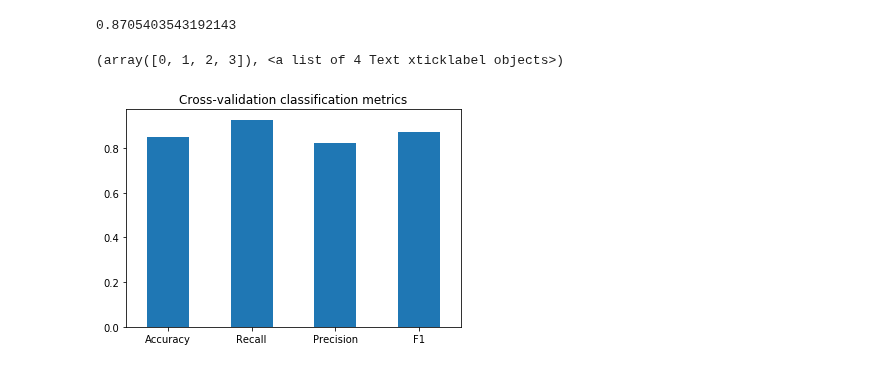
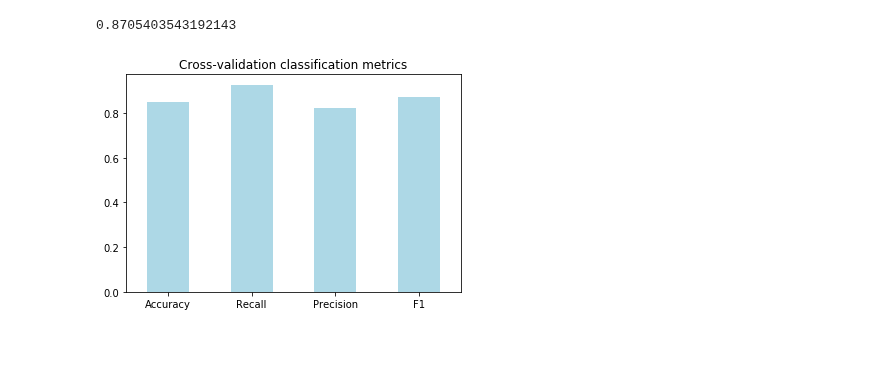
Before and after one commit to aliazani/machine-learning, a Jupyter notebook: 6-projects/1-heart-disease/heart_disease_classification.ipynb, the cells around one changed output. Cells and saved outputs as stored; diff of their text form; code cells hidden in the pictures.

Commit message:
Classification project finished

```diff
--- a/6-projects/1-heart-disease/heart_disease_classification.ipynb
+++ b/6-projects/1-heart-disease/heart_disease_classification.ipynb
@@ -725,10 +725,10 @@ f1_cv
 # %%
 # visualize cross-validation metrics
 cv_metrics = pd.DataFrame({'Accuracy': accurcy_cv, 'Recall': recall_cv,
                            'Precision': precision_cv, 'F1': f1_cv},
                          index=[0])
-cv_metrics.T.plot.bar(title='Cross-validation classification metrics', legend=False)
-plt.xticks(rotation=0)
+cv_metrics.T.plot.bar(title='Cross-validation classification metrics',
+                      legend=False, color=['lightblue'])
+plt.xticks(rotation=0);
 # %% [output]
-(array([0, 1, 2, 3]), <a list of 4 Text xticklabel objects>)
-[figure, old version]
+[figure, new version]
```
Also changed, not shown: parts of 7 cells of this notebook, 1 other file.
